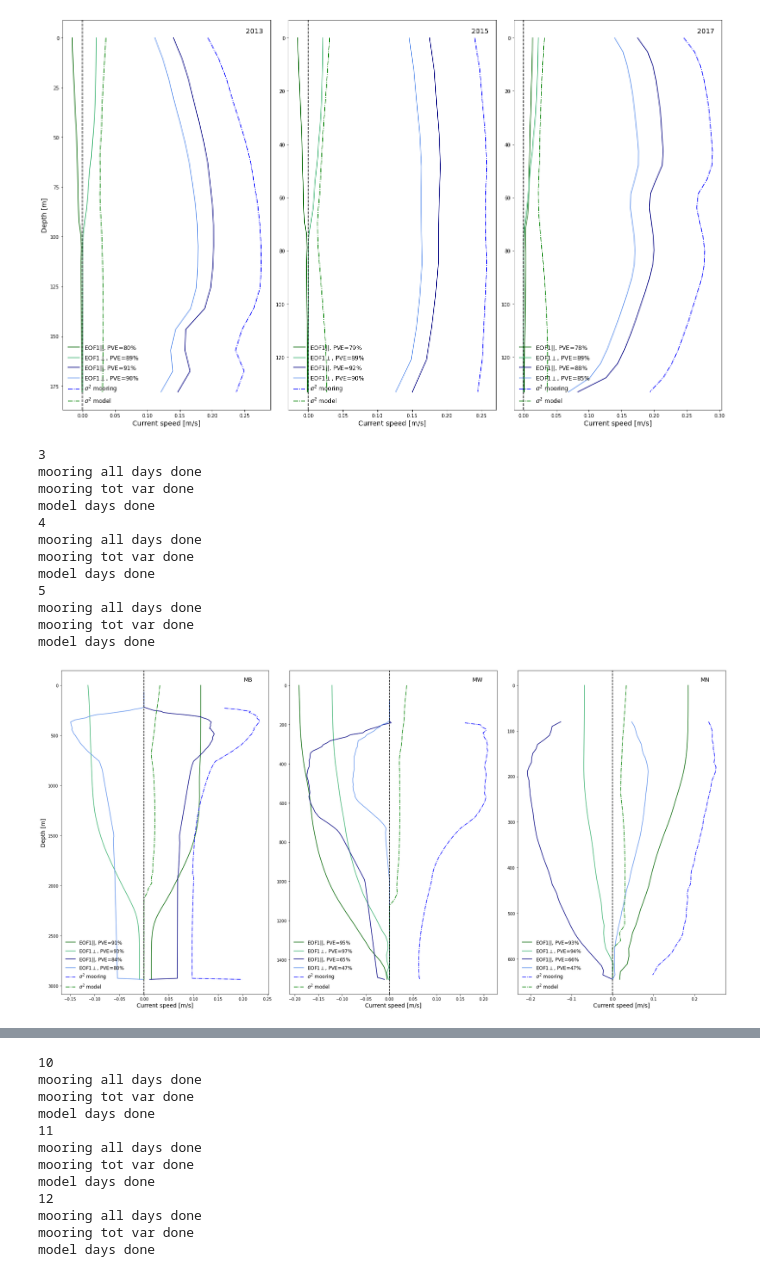
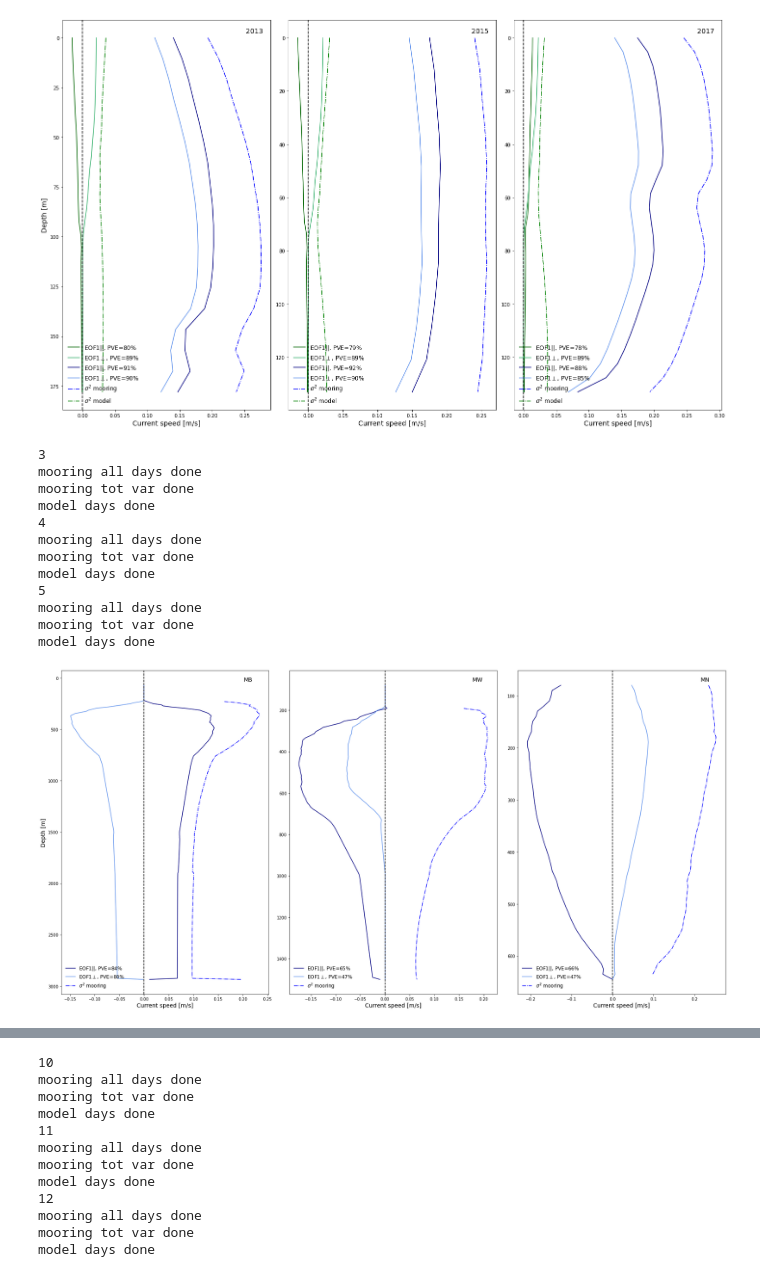
Before and after one commit to kaje2301/Master_2022, a Jupyter notebook: Model_Moor_EOF.ipynb, the cells around one changed output, grey strips where cells are left out. Saved outputs shown, nothing was run; the diff lists cells and outputs as text; code cells hidden in the pictures.

Commit message:
plot uten model

```diff
--- a/Model_Moor_EOF.ipynb
+++ b/Model_Moor_EOF.ipynb
@@ -942,40 +942,40 @@ for axs, i, b, t in zip(axs.flat, [3,4,5], [2935,1500,645], [70,80,80]):#,6 ,640
     #Plotting:
 
     # Plotting EOF mod, GREEEN
-    axs.plot(PCAp1,dyp_mo, label= f'EOF1$||$, PVE={PVE1p}%', color='darkgreen')  # linestyle='--',
-    axs.plot(PCAo1,dyp_mo, label= f'EOF1$\perp$, PVE={PVE1o}%', color='mediumseagreen')
+    #axs.plot(PCAp1,dyp_mo, label= f'EOF1$||$, PVE={PVE1p}%', color='darkgreen')  # linestyle='--',
+    #axs.plot(PCAo1,dyp_mo, label= f'EOF1$\perp$, PVE={PVE1o}%', color='mediumseagreen')
     # Plotting EOF moor, BLUE
     axs.plot(EOFp,dyp_mr, label= f'EOF1$||$, PVE={PVEp}%', color='navy')
     axs.plot(EOFo,dyp_mr, label= f'EOF1$\perp$, PVE={PVEo}%', color='cornflowerblue')
     # Plottign EOF moor 5 dager average, BLUE --
     #axs.plot(EOFps,dyp_mr, linestyle='--', label= f'EOF1$||_5d$, PVE={PVEps}%', color='navy')
     #axs.plot(EOFos,dyp_mr, linestyle='--', label= f'EOF1$\perp_5d$, PVE={PVEos}%', color='cornflowerblue')
     # Plotting mod and moor tot.varians with depth
     axs.plot(var_mr,dyp_mr, linestyle='-.', label= f'$\sigma^2$ mooring', color='b')
-    axs.plot(var_mo,dyp_mo, linestyle='-.', label= f'$\sigma^2$ model', color='g')
+    #axs.plot(var_mo,dyp_mo, linestyle='-.', label= f'$\sigma^2$ model', color='g')
 
     axs.axvline(0, color='k', linestyle = '--')
     axs.invert_yaxis()
     axs.set_xlabel('Current speed [m/s]', fontsize=14)
     axs.legend(frameon=False, fontsize=12, loc="lower left")
     axs.text(0.88, 0.98, f'{mooring[i-3]}', color='k', fontsize=14, transform=axs.transAxes, verticalalignment='top')
 fig.tight_layout()
 
-plt.savefig('EOF_lofoten_presentation.pdf', dpi = 300)
+plt.savefig('EOF_lofoten_presentation_obs.pdf', dpi = 300)
 # %% [output]
 3
 mooring all days done
 mooring tot var done
 model days done
 4
 mooring all days done
 mooring tot var done
 model days done
 5
 mooring all days done
 mooring tot var done
 model days done
-[figure, old version]
+[figure, new version]
 # %%
 warnings.simplefilter("ignore")
 fig, axs = plt.subplots(1,2,figsize=(20,12))
```
Also changed, not shown: parts of 3 cells of this notebook, 3 other files.
